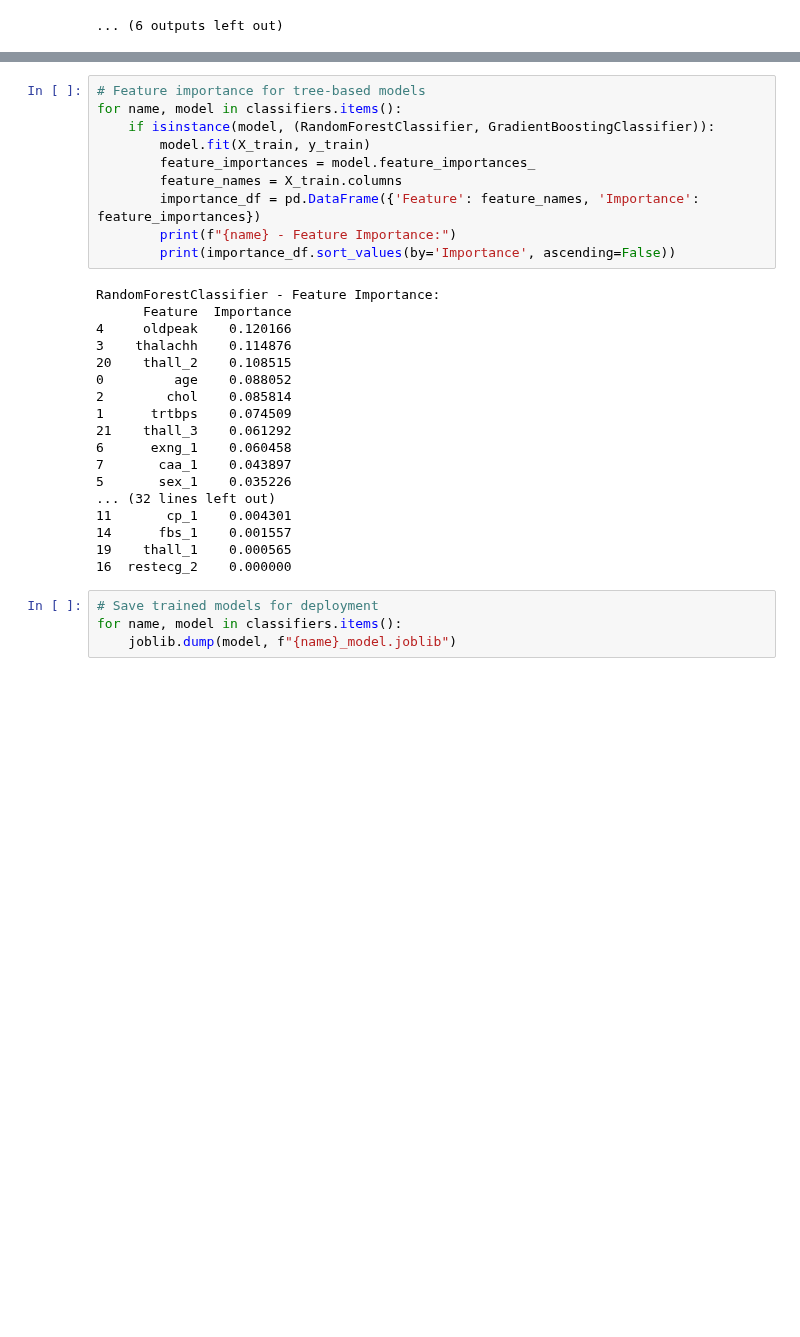
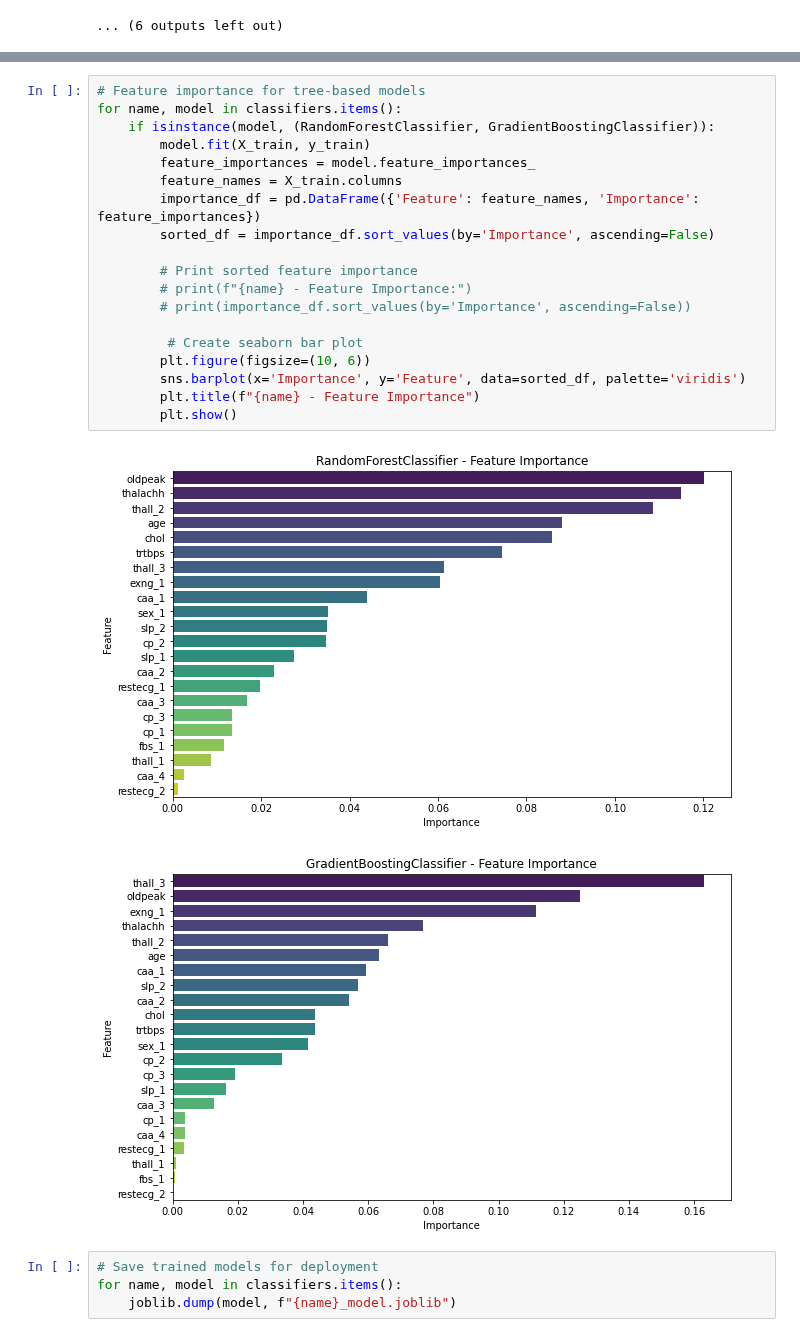
Before and after one commit to pparkitn/kaggle, a Jupyter notebook: classification.ipynb, the cells around one changed output, grey strips where cells are left out. Cells and saved outputs as stored; diff of their text form; blank space fills up the shorter version.

```diff
--- a/classification.ipynb
+++ b/classification.ipynb
@@ -303,31 +303,25 @@ df_results[['Model','Accuracy','ROC AUC','Precision','Recall','F1 Score']]
 # %%
 # Feature importance for tree-based models
 for name, model in classifiers.items():
     if isinstance(model, (RandomForestClassifier, GradientBoostingClassifier)):
         model.fit(X_train, y_train)
         feature_importances = model.feature_importances_
         feature_names = X_train.columns
         importance_df = pd.DataFrame({'Feature': feature_names, 'Importance': feature_importances})
-        print(f"{name} - Feature Importance:")
-        print(importance_df.sort_values(by='Importance', ascending=False))
+        sorted_df = importance_df.sort_values(by='Importance', ascending=False)
+
+        # Print sorted feature importance
+        # print(f"{name} - Feature Importance:")
+        # print(importance_df.sort_values(by='Importance', ascending=False))
+
+         # Create seaborn bar plot
+        plt.figure(figsize=(10, 6))
+        sns.barplot(x='Importance', y='Feature', data=sorted_df, palette='viridis')
+        plt.title(f"{name} - Feature Importance")
+        plt.show()
 # %% [output]
-RandomForestClassifier - Feature Importance:
-      Feature  Importance
-4     oldpeak    0.120166
-3    thalachh    0.114876
-20    thall_2    0.108515
-0         age    0.088052
-2        chol    0.085814
-1      trtbps    0.074509
-21    thall_3    0.061292
-6      exng_1    0.060458
-7       caa_1    0.043897
-5       sex_1    0.035226
-... (32 lines left out)
-11       cp_1    0.004301
-14      fbs_1    0.001557
-19    thall_1    0.000565
-16  restecg_2    0.000000
+[figure, added]
+[figure, added]
 # %%
 # Save trained models for deployment
 for name, model in classifiers.items():
```
Also changed, not shown: parts of 13 cells of this notebook.
